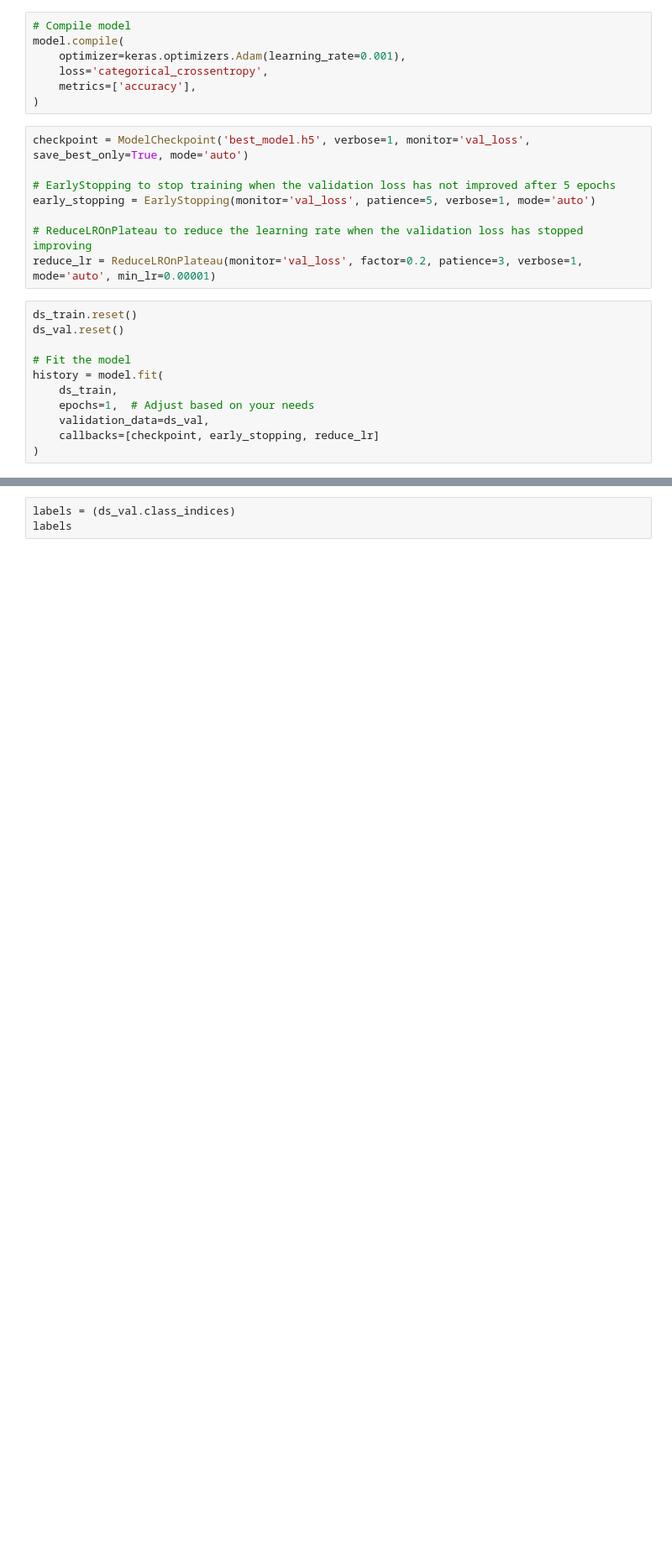
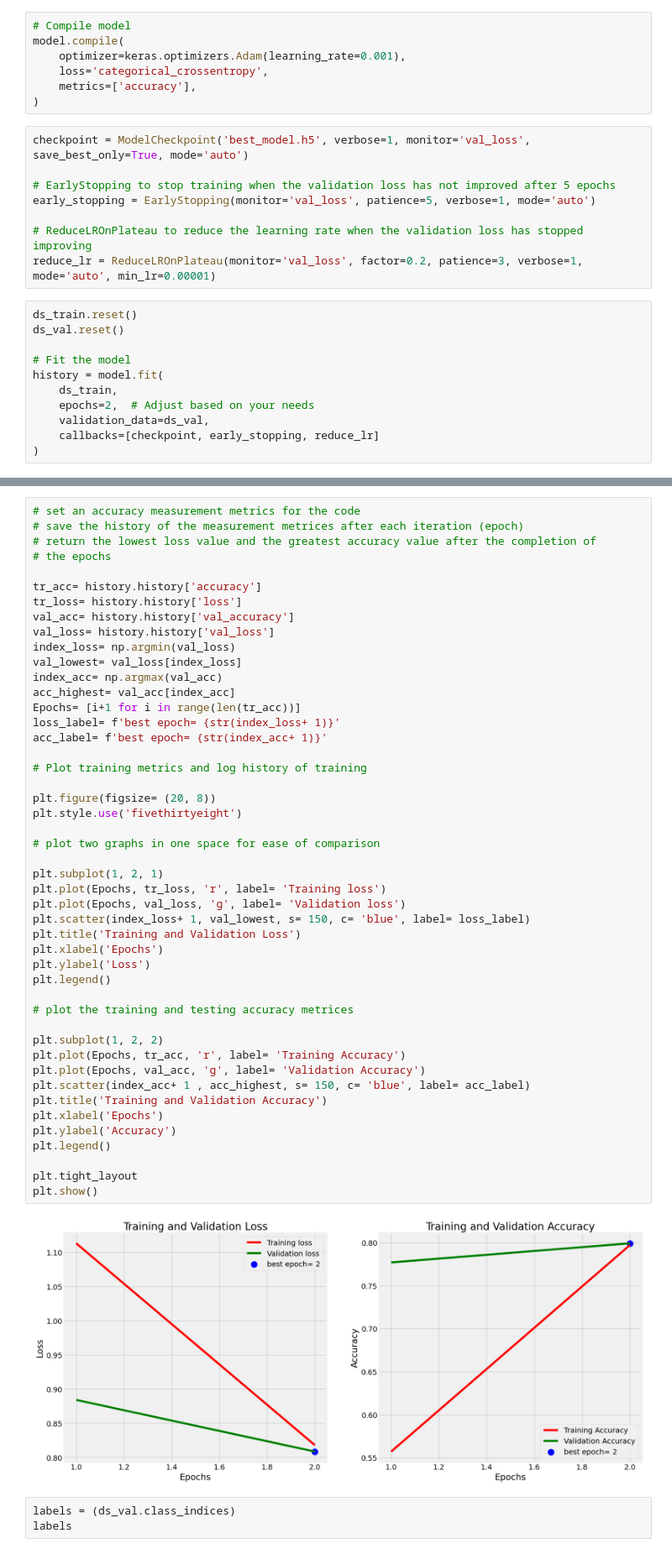
Before and after one commit to larakim/ML-pipeline-Satellite-image-classification, a Jupyter notebook: research/test.ipynb, the cells around one changed output, grey strips where cells are left out. Shown: that part at 84% size. Cells and saved outputs as stored; diff of their text form; blank space fills up the shorter version.

```diff
--- a/research/test.ipynb
+++ b/research/test.ipynb
@@ -159,7 +159,7 @@ ds_val.reset()
 # Fit the model
 history = model.fit(
     ds_train,
-    epochs=1,  # Adjust based on your needs
+    epochs=2,  # Adjust based on your needs
     validation_data=ds_val,
     callbacks=[checkpoint, early_stopping, reduce_lr]
 )
@@ -168,3 +173,52 @@ KeyboardInterrupt:
+# %%
+# set an accuracy measurement metrics for the code
+# save the history of the measurement metrices after each iteration (epoch)
+# return the lowest loss value and the greatest accuracy value after the completion of
+# the epochs
+
+tr_acc= history.history['accuracy']
+tr_loss= history.history['loss']
+val_acc= history.history['val_accuracy']
+val_loss= history.history['val_loss']
+index_loss= np.argmin(val_loss)
+val_lowest= val_loss[index_loss]
+index_acc= np.argmax(val_acc)
+acc_highest= val_acc[index_acc]
+Epochs= [i+1 for i in range(len(tr_acc))]
+loss_label= f'best epoch= {str(index_loss+ 1)}'
+acc_label= f'best epoch= {str(index_acc+ 1)}'
+
+# Plot training metrics and log history of training
+
+plt.figure(figsize= (20, 8))
+plt.style.use('fivethirtyeight')
+
+# plot two graphs in one space for ease of comparison
+
+plt.subplot(1, 2, 1)
+plt.plot(Epochs, tr_loss, 'r', label= 'Training loss')
+plt.plot(Epochs, val_loss, 'g', label= 'Validation loss')
+plt.scatter(index_loss+ 1, val_lowest, s= 150, c= 'blue', label= loss_label)
+plt.title('Training and Validation Loss')
+plt.xlabel('Epochs')
+plt.ylabel('Loss')
+plt.legend()
+
+# plot the training and testing accuracy metrices
+
+plt.subplot(1, 2, 2)
+plt.plot(Epochs, tr_acc, 'r', label= 'Training Accuracy')
+plt.plot(Epochs, val_acc, 'g', label= 'Validation Accuracy')
+plt.scatter(index_acc+ 1 , acc_highest, s= 150, c= 'blue', label= acc_label)
+plt.title('Training and Validation Accuracy')
+plt.xlabel('Epochs')
+plt.ylabel('Accuracy')
+plt.legend()
+
+plt.tight_layout
+plt.show()
+# %% [output]
+[figure, added]
 # %%
 labels = (ds_val.class_indices)
 labels
```
Also changed, not shown: parts of 7 cells of this notebook, 10 other files.
